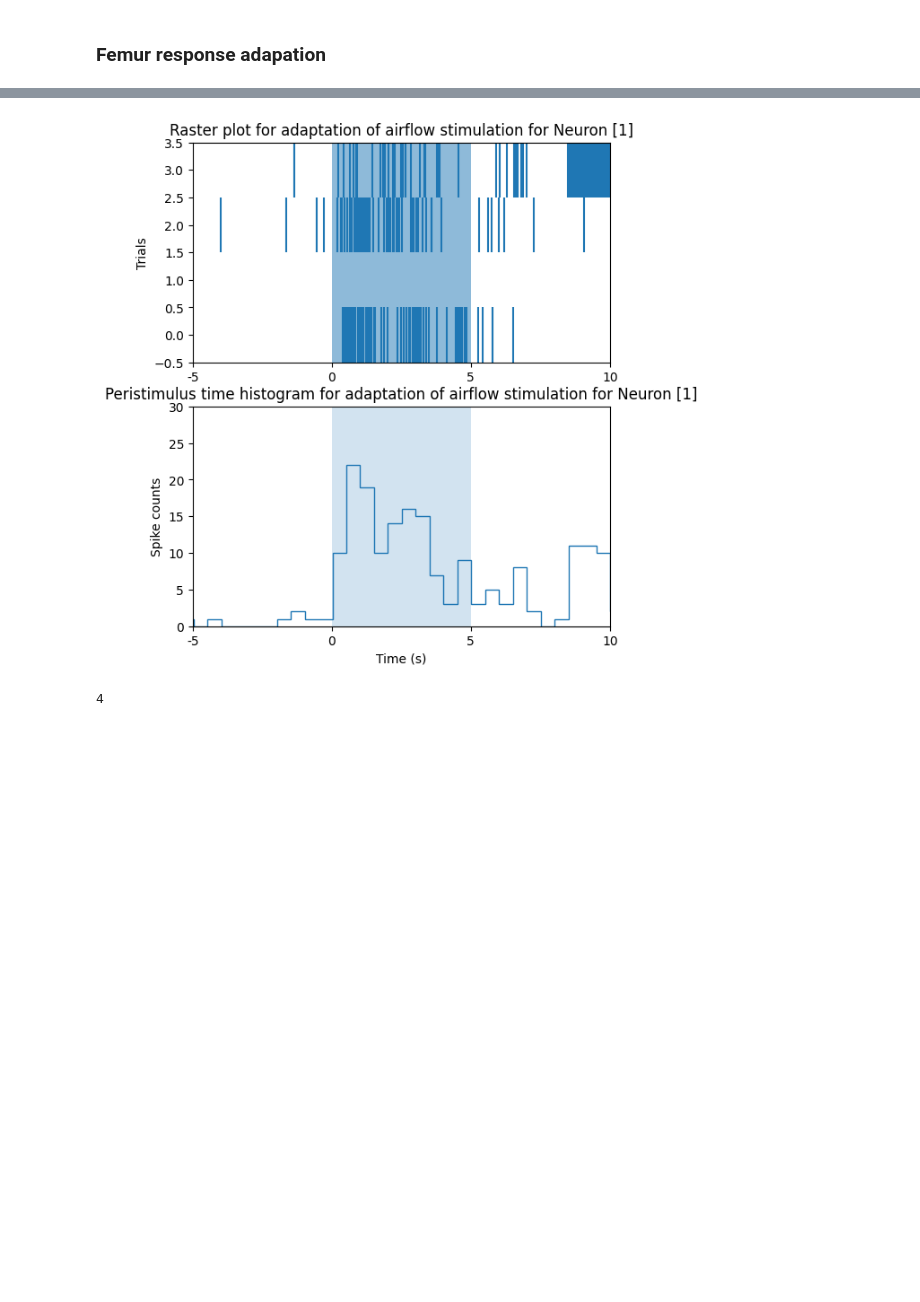
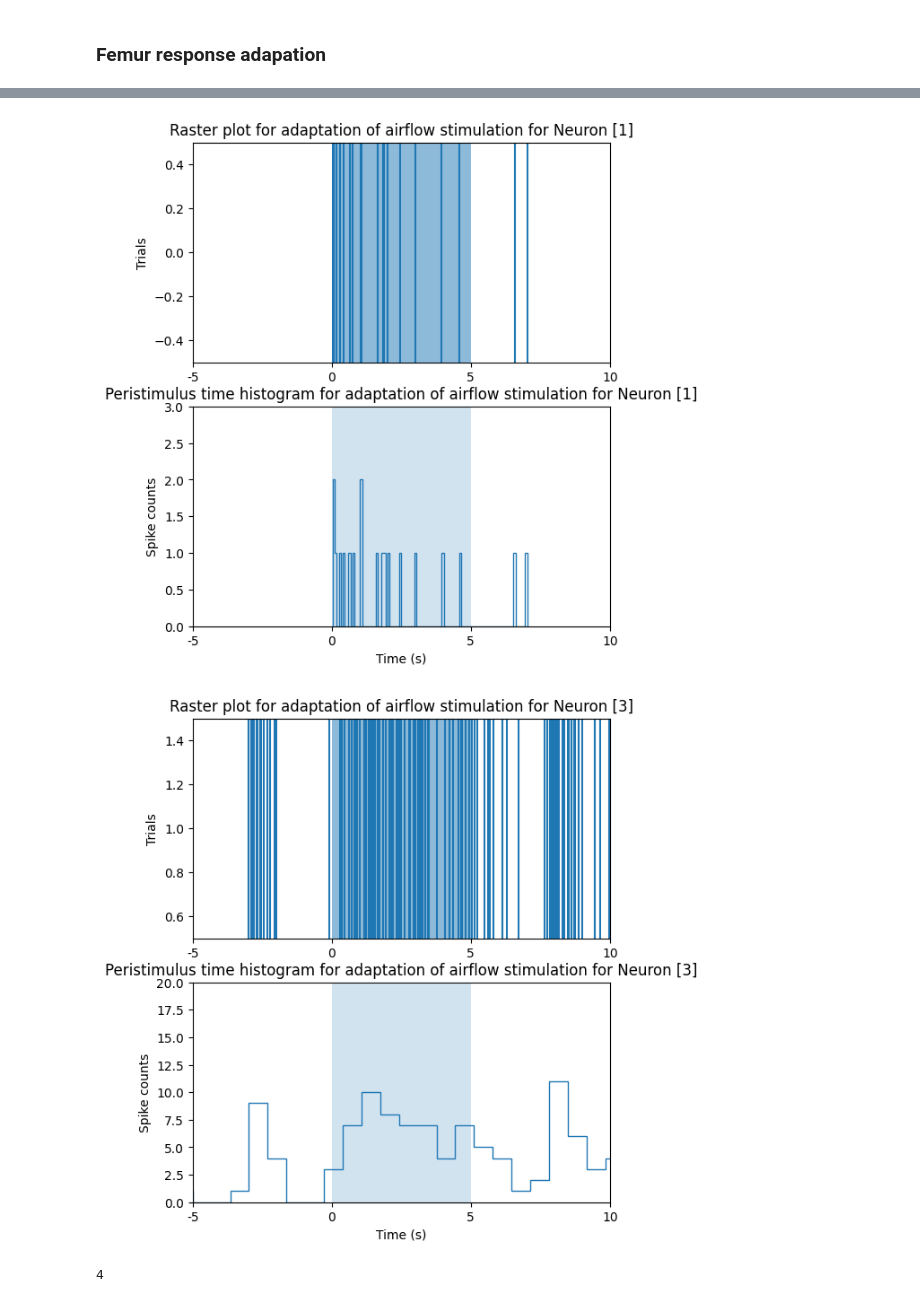
Before and after one commit to adishreeg/bi162-final-project, a Jupyter notebook: code/Vibration_Haptics.ipynb, the cells around one changed output, grey strips where cells are left out. Drawn from its saved outputs; the diff is of its cells as text; code cells hidden in the pictures; blank space fills up the shorter version.

```diff
--- a/code/Vibration_Haptics.ipynb
+++ b/code/Vibration_Haptics.ipynb
@@ -390,8 +390,8 @@ aligned_spikes_list = []
 spike_clusters_list = []
 for i in range(len(filenames)):
     aligned_spikes, spike_clusters = cluster(list(filenames.values())[i], 1, 4)
-    print(len(aligned_spikes))
-    aligned_spikes_list.append(aligned_spikes)
+
+    aligned_spikes_list.append([aligned_spikes[i] for i, [t, spike] in enumerate(aligned_spikes) if spike_clusters[i] == 1 or i == 3])
     # if i in [2,3]:
     #     aligned_spikes_list.append(aligned_spikes); aligned_spikes_list.append(aligned_spikes)
     #     spike_clusters_list.append(spike_clusters); spike_clusters_list.append(spike_clusters)
@@ -434,37 +432,70 @@ plt.show()
 # %%
-vector = []
-vector2 = []
-trial_times = [3, 0, 13.5, 15]
-for i in range(len(trial_times)):
-    vector.append([x[0] - trial_times[i] * 10000 for j, x in enumerate(aligned_spikes_list[i]) if spike_clusters_list[i][j] == 1])
-    vector2.extend(vector[-1])
+
+
 
 
 for CLUSTER in [[1]]:
     fig, axs = plt.subplots(2, figsize=(6, 7))
+    vector = []
+    vector2 = []
+    trial_times = [0, 9.3]
+    for i in range(len(trial_times)):
+        vector.append([x[0] - trial_times[i] * 10000 for j, x in enumerate(aligned_spikes_list[i]) if spike_clusters_list[i][j] == CLUSTER])
+        vector2.extend(vector[-1])
     axs[0].eventplot(vector)
     axs[0].set_xlim([-50000, 60000])
     ts = [-5, 0, 5, 10]
     axs[0].set_xticks([t * 10000 for t in ts], ts)
     # axs[0].set_xlabel('Time (s)')
     axs[0].set_ylabel('Trials')
     x = [0, 50000]
     y1 = [-.5, -0.5]
-    axs[0].fill_between(x, y1, 3.5, alpha=0.5); axs[1].fill_between(x, y1, 30 if CLUSTER else 14, alpha=0.2)
-    axs[0].set_ylim([-0.5, 3.5])
+    axs[0].fill_between(x, y1, 0.5, alpha=0.5); axs[1].fill_between(x, y1, 3 if CLUSTER else 14, alpha=0.2)
+    axs[0].set_ylim([-0.5, 0.5])
     axs[0].set_title(f'Raster plot for adaptation of airflow stimulation for Neuron {CLUSTER}')
 
     # times = [x[0] - t_s * 10000 for i, x in enumerate(aligned_spikes) if spike_clusters[i] in CLUSTER for t_s in [8, 33]]
     axs[1].hist(vector2, bins=100, histtype='step')
     axs[1].set_ylabel('Spike counts')
     axs[1].set_title(f'Peristimulus time histogram for adaptation of airflow stimulation for Neuron {CLUSTER}')
     axs[1].set_xticks([t * 10000 for t in ts], ts)
     axs[1].set_xlabel('Time (s)')
     axs[1].set_xlim([-50000, 100000])
-    axs[1].set_ylim([0, 30])
+    axs[1].set_ylim([0, 3])
     plt.show()
+
+for CLUSTER in [[3]]:
+    fig, axs = plt.subplots(2, figsize=(6, 7))
+    vector = []
+    vector2 = []
+    trial_times = [0, 12.3]
+    for i in range(len(trial_times)):
+        vector.append([x[0] - trial_times[i] * 10000 for j, x in enumerate(aligned_spikes_list[i]) if spike_clusters_list[i][j] == CLUSTER])
+        vector2.extend(vector[-1])
+    axs[0].eventplot(vector)
+    axs[0].set_xlim([-50000, 60000])
+    ts = [-5, 0, 5, 10]
+    axs[0].set_xticks([t * 10000 for t in ts], ts)
+    # axs[0].set_xlabel('Time (s)')
+    axs[0].set_ylabel('Trials')
+    x = [0, 50000]
+    y1 = [-.5, -0.5]
+    axs[0].fill_between(x, y1, 1.5, alpha=0.5); axs[1].fill_between(x, y1, 20 if CLUSTER else 14, alpha=0.2)
+    axs[0].set_ylim([0.5, 1.5])
+    axs[0].set_title(f'Raster plot for adaptation of airflow stimulation for Neuron {CLUSTER}')
+
+    # times = [x[0] - t_s * 10000 for i, x in enumerate(aligned_spikes) if spike_clusters[i] in CLUSTER for t_s in [8, 33]]
+    axs[1].hist(vector2, bins=100, histtype='step')
+    axs[1].set_ylabel('Spike counts')
+    axs[1].set_title(f'Peristimulus time histogram for adaptation of airflow stimulation for Neuron {CLUSTER}')
+    axs[1].set_xticks([t * 10000 for t in ts], ts)
+    axs[1].set_xlabel('Time (s)')
+    axs[1].set_xlim([-50000, 100000])
+    axs[1].set_ylim([0, 20])
+    plt.show()
 # %% [output]
-[figure, old version]
+[figure, new version]
+[figure, added]
 # %%
 len(aligned_spikes_list)
 # %% [output]
```
Also changed, not shown: parts of 2 cells of this notebook.
